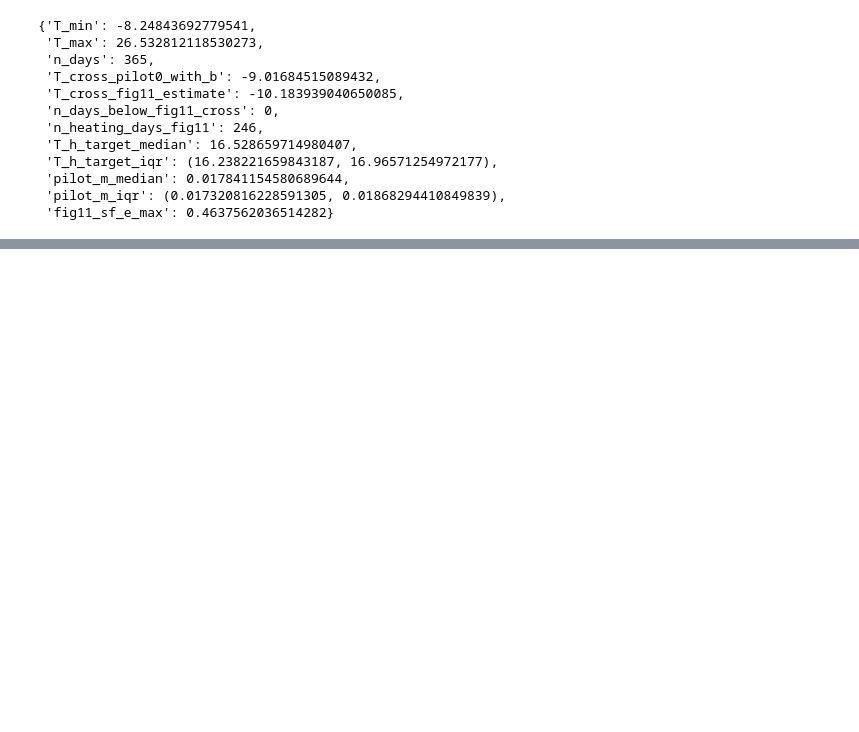
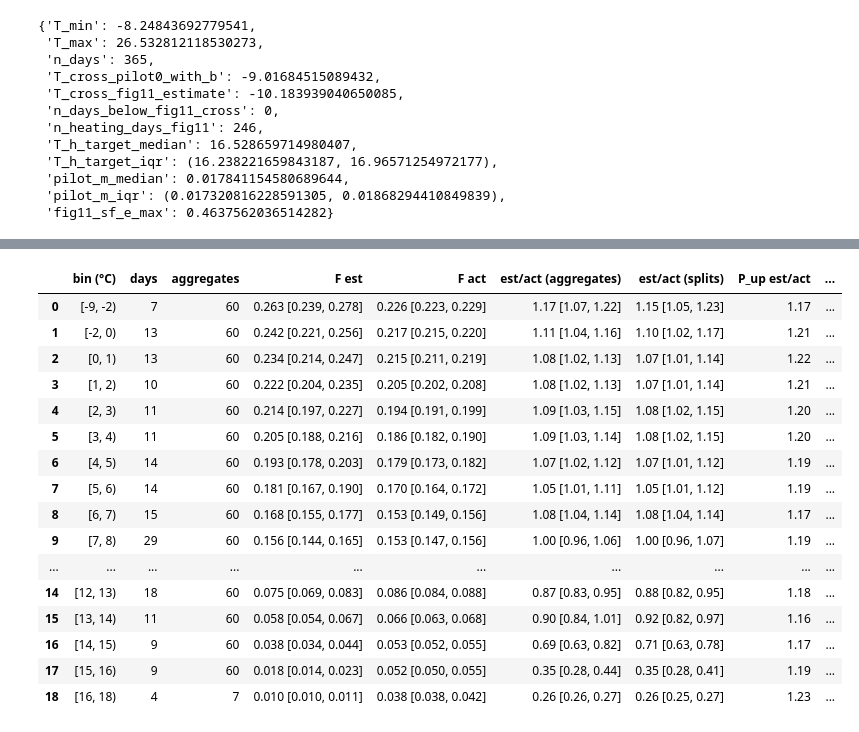
Before and after one commit to agouveia-kul/hp-sensitivity-paper, a Jupyter notebook: flex_temperature.ipynb, the cells around one changed output, grey strips where cells are left out. Cells and saved outputs as stored; diff of their text form; code cells hidden in the pictures; blank space fills up the shorter version.

```diff
--- a/flex_temperature.ipynb
+++ b/flex_temperature.ipynb
@@ -25,6 +25,7 @@ pd.set_option('display.width', 200)
 
 # control flags: True recomputes the step and overwrites its pickles
 REBUILD_STEP0 = False   # rebuilds the 1260-aggregate design and its hourly flexibility (about 15 s)
+REBUILD_STEP1 = False   # rebuilds the per-aggregate daily SF and hourly flexibility (about 15 s)
 print('repo root:', _root)
 # %% [output]
 repo root: C:\Users\VENANCIA\OneDrive - VITO\Desktop\hp-sensitivity-paper
@@ -74,0 +84,7 @@ step0['context']
+# %%
+step1 = FT.step1(rebuild=REBUILD_STEP1)
+P = step1[FT.PRIMARY]
+print(P['fig'])
+for k, v in P['checks'].items():
+    print(k, v)
+P['peaks'].round(2)
@@ -74,0 +113,20 @@ step0['context']
+# %%
+P['bins']
+# %% [output]
+|  | bin (°C) | days | aggregates | F est | F act | est/act (aggregates) | est/act (splits) | P_up est/act | ... |
+| 0 | [-9, -2) | 7 | 60 | 0.263 [0.239, 0.278] | 0.226 [0.223, 0.229] | 1.17 [1.07, 1.22] | 1.15 [1.05, 1.23] | 1.17 | ... |
+| 1 | [-2, 0) | 13 | 60 | 0.242 [0.221, 0.256] | 0.217 [0.215, 0.220] | 1.11 [1.04, 1.16] | 1.10 [1.02, 1.17] | 1.21 | ... |
+| 2 | [0, 1) | 13 | 60 | 0.234 [0.214, 0.247] | 0.215 [0.211, 0.219] | 1.08 [1.02, 1.13] | 1.07 [1.01, 1.14] | 1.22 | ... |
+| 3 | [1, 2) | 10 | 60 | 0.222 [0.204, 0.235] | 0.205 [0.202, 0.208] | 1.08 [1.02, 1.13] | 1.07 [1.01, 1.14] | 1.21 | ... |
+| 4 | [2, 3) | 11 | 60 | 0.214 [0.197, 0.227] | 0.194 [0.191, 0.199] | 1.09 [1.03, 1.15] | 1.08 [1.02, 1.15] | 1.20 | ... |
+| 5 | [3, 4) | 11 | 60 | 0.205 [0.188, 0.216] | 0.186 [0.182, 0.190] | 1.09 [1.03, 1.14] | 1.08 [1.02, 1.15] | 1.20 | ... |
+| 6 | [4, 5) | 14 | 60 | 0.193 [0.178, 0.203] | 0.179 [0.173, 0.182] | 1.07 [1.02, 1.12] | 1.07 [1.01, 1.12] | 1.19 | ... |
+| 7 | [5, 6) | 14 | 60 | 0.181 [0.167, 0.190] | 0.170 [0.164, 0.172] | 1.05 [1.01, 1.11] | 1.05 [1.01, 1.12] | 1.19 | ... |
+| 8 | [6, 7) | 15 | 60 | 0.168 [0.155, 0.177] | 0.153 [0.149, 0.156] | 1.08 [1.04, 1.14] | 1.08 [1.04, 1.14] | 1.17 | ... |
+| 9 | [7, 8) | 29 | 60 | 0.156 [0.144, 0.165] | 0.153 [0.147, 0.156] | 1.00 [0.96, 1.06] | 1.00 [0.96, 1.07] | 1.19 | ... |
+| ... | ... | ... | ... | ... | ... | ... | ... | ... | ... |
+| 14 | [12, 13) | 18 | 60 | 0.075 [0.069, 0.083] | 0.086 [0.084, 0.088] | 0.87 [0.83, 0.95] | 0.88 [0.82, 0.95] | 1.18 | ... |
+| 15 | [13, 14) | 11 | 60 | 0.058 [0.054, 0.067] | 0.066 [0.063, 0.068] | 0.90 [0.84, 1.01] | 0.92 [0.82, 0.97] | 1.16 | ... |
+| 16 | [14, 15) | 9 | 60 | 0.038 [0.034, 0.044] | 0.053 [0.052, 0.055] | 0.69 [0.63, 0.82] | 0.71 [0.63, 0.78] | 1.17 | ... |
+| 17 | [15, 16) | 9 | 60 | 0.018 [0.014, 0.023] | 0.052 [0.050, 0.055] | 0.35 [0.28, 0.44] | 0.35 [0.28, 0.41] | 1.19 | ... |
+| 18 | [16, 18) | 4 | 7 | 0.010 [0.010, 0.011] | 0.038 [0.038, 0.042] | 0.26 [0.26, 0.27] | 0.26 [0.25, 0.27] | 1.23 | ... |
```
Also changed, not shown: parts of 3 cells of this notebook, 5 other files.
